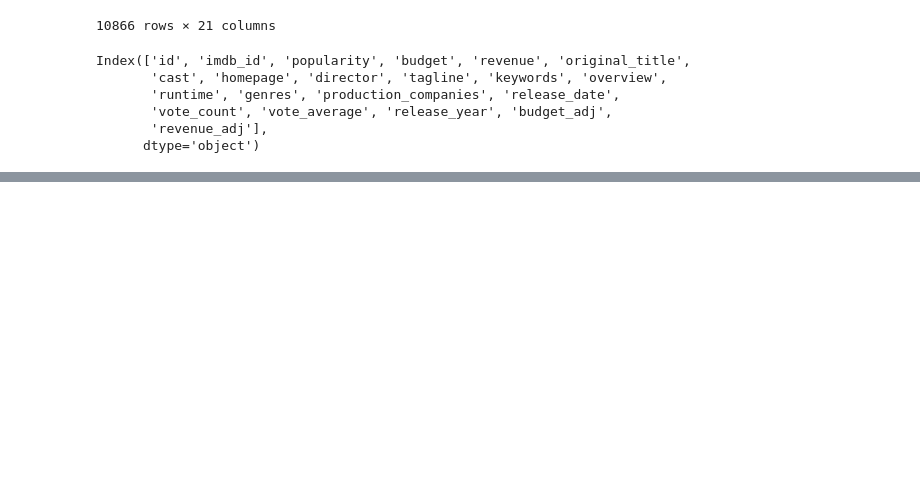
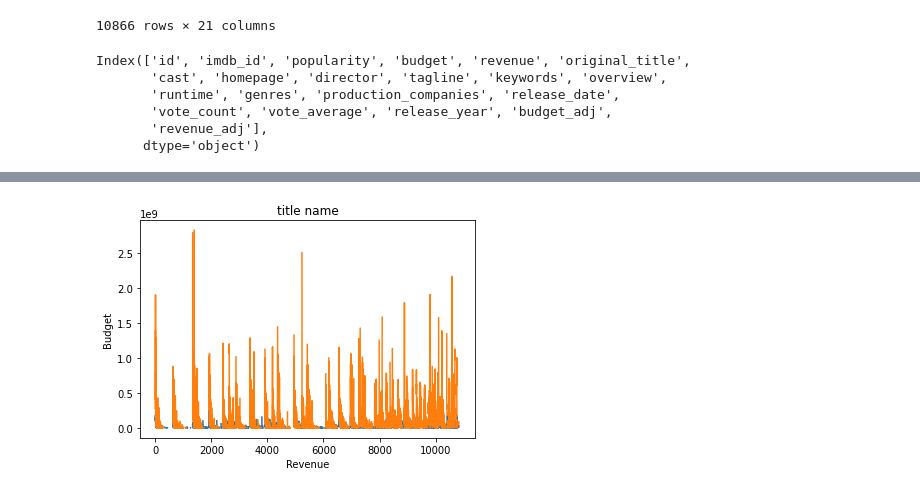
Before and after one commit to sebastian122H/Rasselbande, a Jupyter notebook: Python_for_Data_Science_Die_Rasselbande.ipynb, the cells around one changed output, grey strips where cells are left out. Saved outputs shown, nothing was run; the diff lists cells and outputs as text; code cells hidden in the pictures; blank space fills up the shorter version.

```diff
--- a/Python_for_Data_Science_Die_Rasselbande.ipynb
+++ b/Python_for_Data_Science_Die_Rasselbande.ipynb
@@ -82,0 +142,8 @@ df.dropna()
+# %%
+plt.plot(df[["budget_adj", "revenue_adj"]])
+plt.title('title name')
+plt.xlabel('Revenue')
+plt.ylabel('Budget')
+plt.show()
+# %% [output]
+[figure, added]
```
Also changed, not shown: parts of 14 cells of this notebook.
